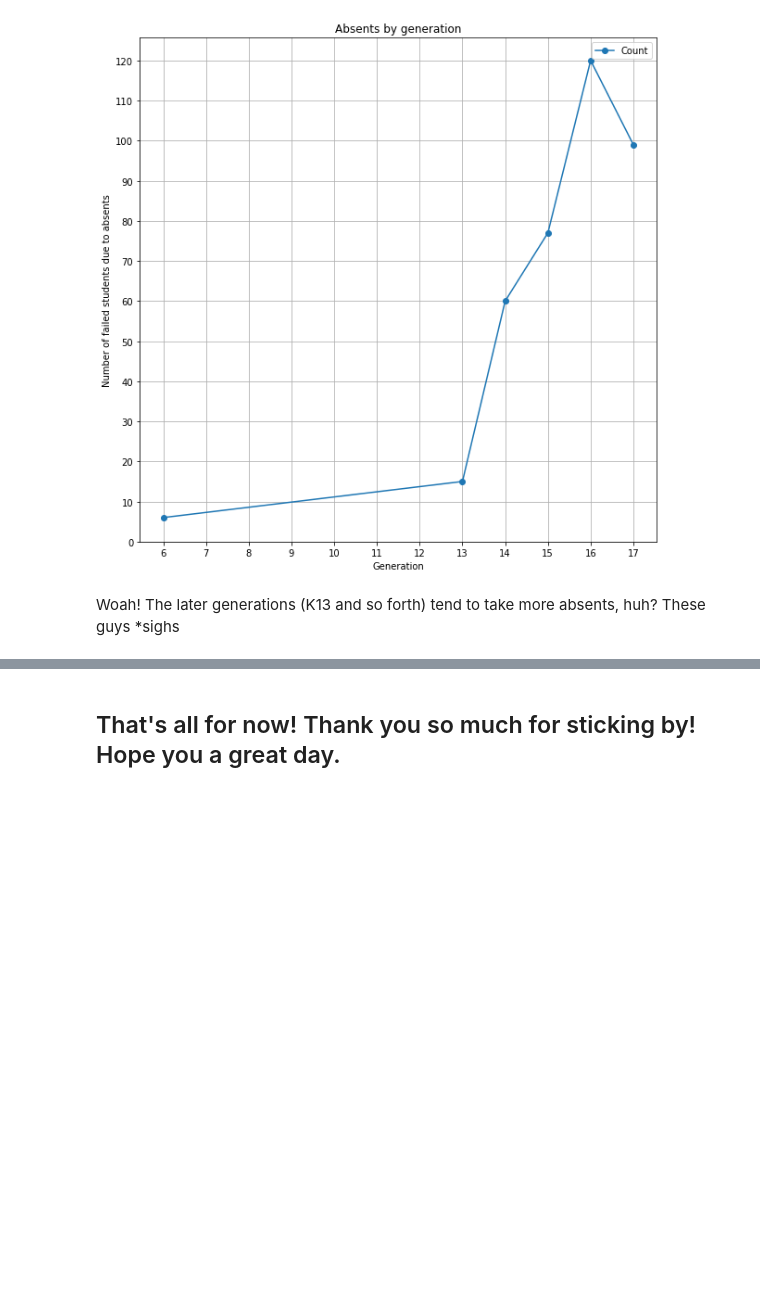
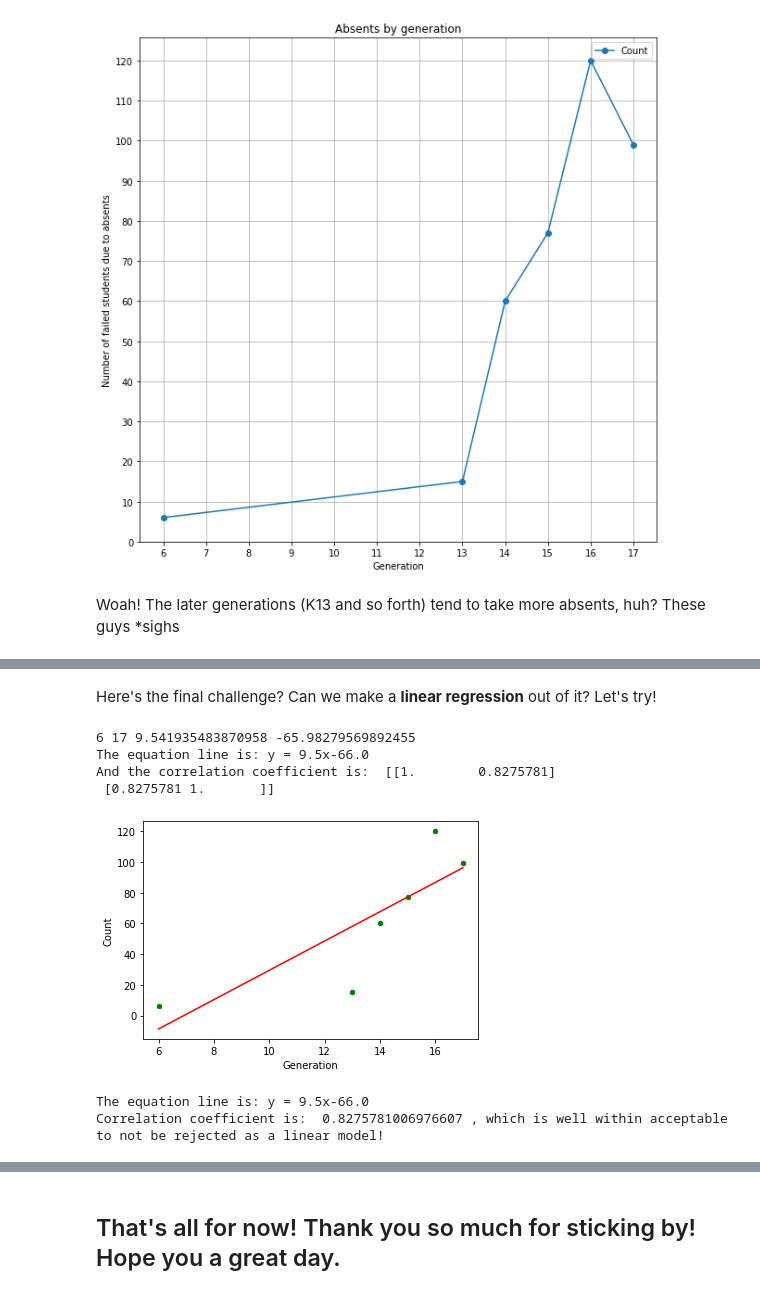
Before and after one commit to andythetechnerd03/Them-Data-Science-Camp, a Jupyter notebook: SU22_Failed_Absents/failed_fpt.ipynb, the cells around one changed output, grey strips where cells are left out. Saved outputs shown, nothing was run; the diff lists cells and outputs as text; code cells hidden in the pictures; blank space fills up the shorter version.

```diff
--- a/SU22_Failed_Absents/failed_fpt.ipynb
+++ b/SU22_Failed_Absents/failed_fpt.ipynb
@@ -137,0 +148,22 @@ Woah! The later generations (K13 and so forth) tend to take more absents, huh? T
+# %% [markdown]
+Here's the final challenge? Can we make a **linear regression** out of it? Let's try!
+# %%
+import matplotlib.pyplot as plt
+m, i = np.polyfit(df3["Generation"], df3["Count"],1)
+a, b = min(df3["Generation"]), max(df3["Generation"])
+print(a,b,m,i)
+df3.plot.scatter(x= "Generation", y= "Count", c="Green")
+plt.plot([a, b],[m*a+i, m*b+i], color="Red")
+# %% [output]
+6 17 9.541935483870958 -65.98279569892455
+The equation line is: y = 9.5x-66.0
+And the correlation coefficient is:  [[1.        0.8275781]
+ [0.8275781 1.       ]]
+[figure, added]
+# %%
+matrix = np.corrcoef(df3["Generation"], df3["Count"])
+print(f"The equation line is: y = {round(m,1)}x{round(i,1)}")
+print("Correlation coefficient is: ", matrix[0][1], ", which is well within acceptable to not be rejected as a linear model!")
+# %% [output]
+The equation line is: y = 9.5x-66.0
+Correlation coefficient is:  0.8275781006976607 , which is well within acceptable to not be rejected as a linear model!
```
Also changed, not shown: parts of 4 cells of this notebook.
